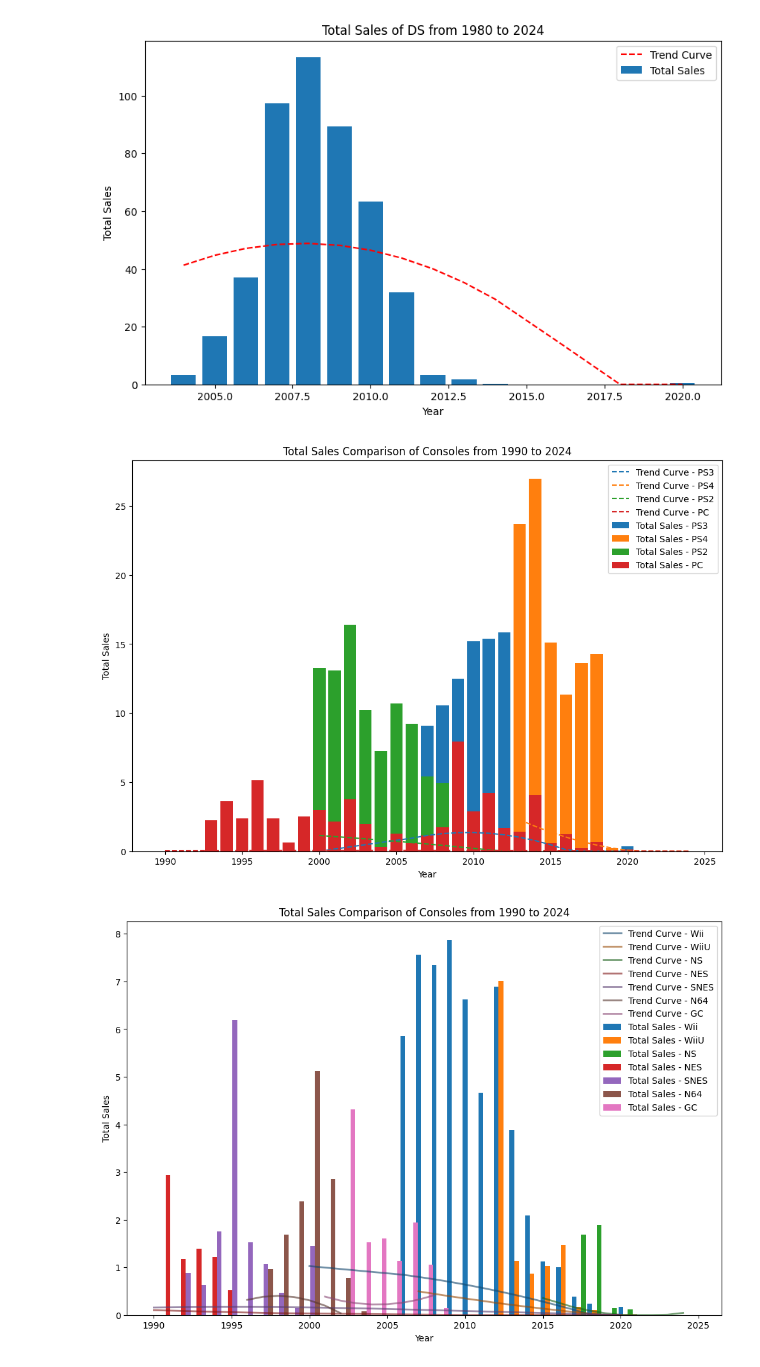
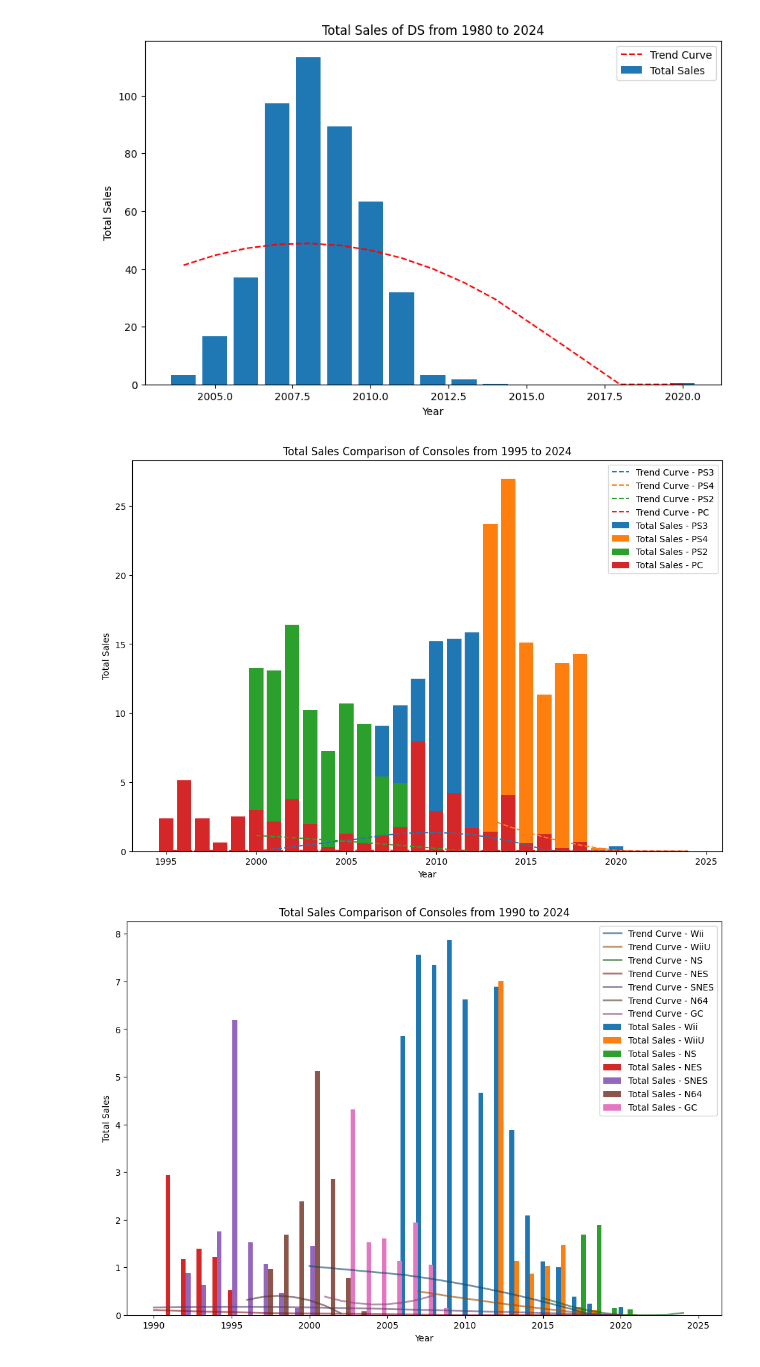
Before and after one commit to dmorton714/v_game, a Jupyter notebook: working.ipynb, the cells around one changed output. Cells and saved outputs as stored; diff of their text form; code cells hidden in the pictures.

```diff
--- a/working.ipynb
+++ b/working.ipynb
@@ -320,9 +320,9 @@ single_graph((1980, 2024), 'DS')
 # %% [output]
 [figure]
 # %%
-stacked_graph((1990, 2024), 'PS3', 'PS4', 'PS2', 'PC')
+stacked_graph((1995, 2024), 'PS3', 'PS4', 'PS2', 'PC')
 # %% [output]
-[figure, old version]
+[figure, new version]
 # %%
 graph((1990, 2024),  'Wii', 'WiiU', 'NS', 'NES', 'SNES', 'N64', 'GC')
 # %% [output]
```
Also changed, not shown: parts of 1 cell of this notebook.
